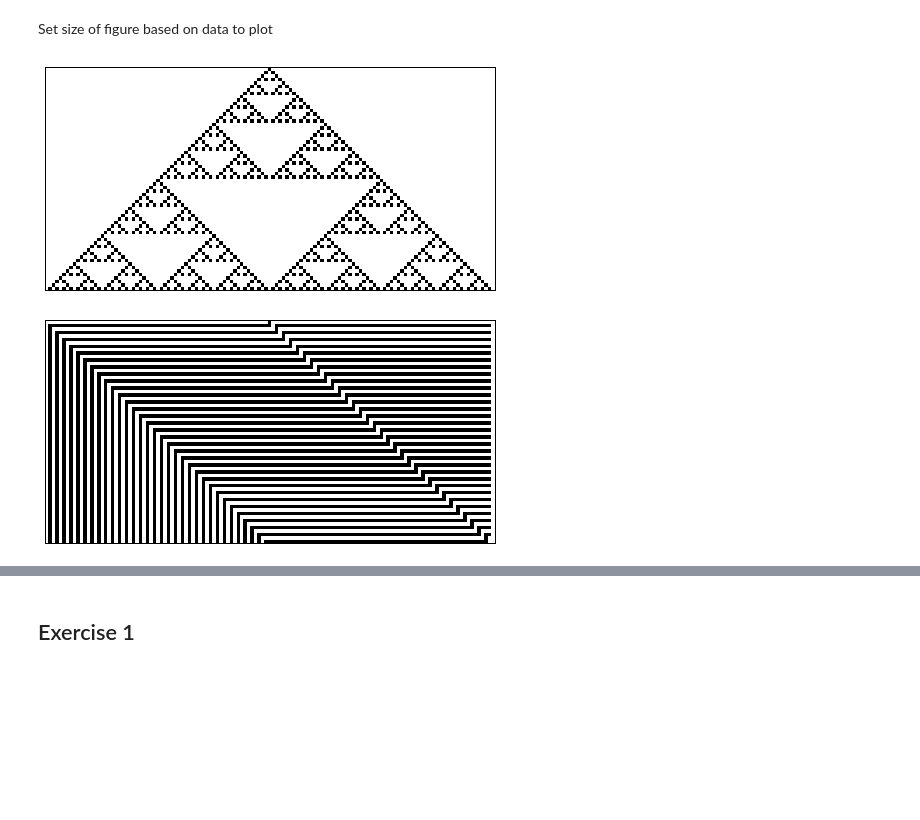
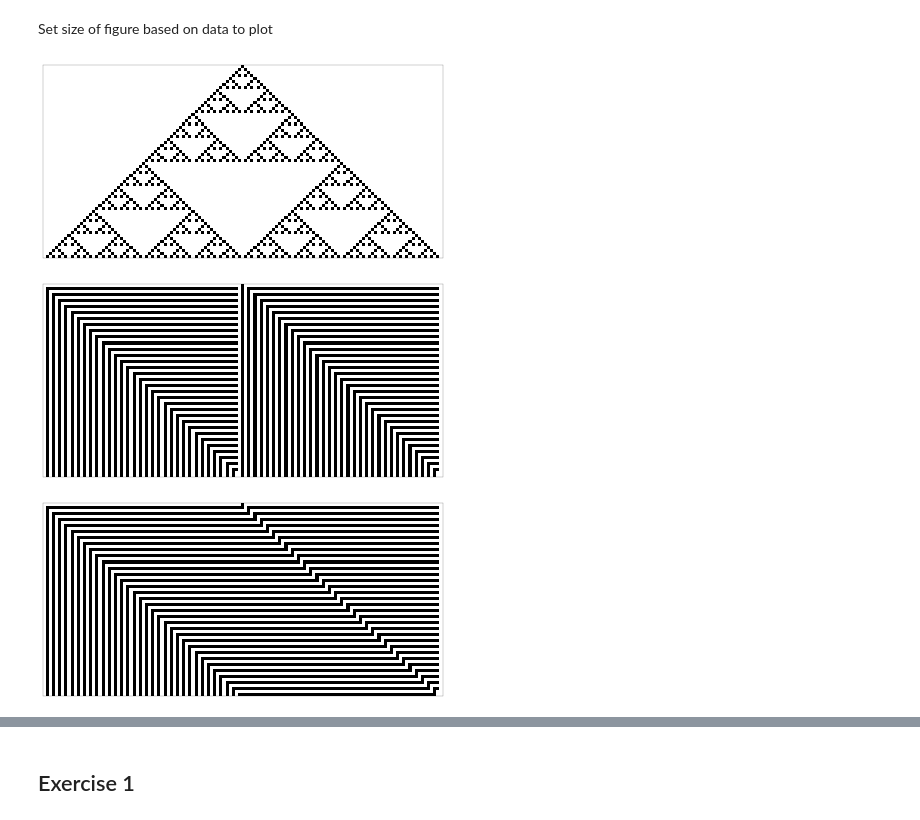
Before and after one commit to jimaples/ThinkComplexity, a Jupyter notebook: Ch 6 - Cellular Automata.ipynb, the cells around one changed output, grey strips where cells are left out. Cells and saved outputs as stored; diff of their text form; code cells hidden in the pictures; blank space fills up the shorter version.

```diff
--- a/Ch 6 - Cellular Automata.ipynb
+++ b/Ch 6 - Cellular Automata.ipynb
@@ -348,8 +365,8 @@ drawer.show()
 # %%
 %%timeit
 idx = np.multiply(a[1,:], np.ones((3,1), dtype=int8))
-for i in xrange(1,idx.shape[0]):
+for i in range(1,idx.shape[0]):
     idx[i,:-1*i] = idx[i,i:]
-for i in xrange(0,idx.shape[1]-2):
+for i in range(0,idx.shape[1]-2):
     j = t[tuple(idx[:,i])]
 # %% [output]
@@ -406,7 +424,7 @@ def step1(ca):
 
     a = ca.array
     t = ca.table
-    for j in xrange(1,ca.m-1):
+    for j in range(1,ca.m-1):
         a[i,j] = t[tuple(a[i-1, j-1:j+2])]
 # %%
 %%timeit
@@ -415,6 +433,6 @@ n = 10
 ca = CA(rule, n)
 ca.start_single()
 
-for i in xrange(n-1):
+for i in range(n-1):
     step1(ca)
 # %% [output]
@@ -430,9 +448,8 @@ def step2(self):
     prev = i - 1
     b0 = a[prev,0]
     b1 = a[prev,1]
-    j = ( i for i in xrange(1, self.m-1) )
-    for b2 in a[prev, 2:]:
-        a[i,j.next()] = t[(b0 << 2)+(b1 << 1)+b2]
+    for b2, j in zip(a[prev, 2:], range(1, self.m-1)):
+        a[i,j] = t[(b0 << 2)+(b1 << 1)+b2]
         b0 = b1
         b1 = b2
 # %%
@@ -472,34 +489,41 @@ drawer.draw??
 # %%
 def draw(self, ca, start=0, end=None):
     a = ca.get_array(start, end)
     rows, cols = a.shape
 
     dpi = 16.0
-    fig = figure(figsize=(cols/dpi, rows/dpi), dpi=dpi)
+    fig = figure(figsize=(cols*4/dpi, rows*4/dpi), dpi=dpi)
 
     pyplot.gray()
     pyplot.pcolormesh(-numpy.flipud(a))
     pyplot.axis([0, cols, 0, rows])
 
     # empty lists draw no ticks
     pyplot.xticks([])
     pyplot.yticks([])
 
     #return fig
 
 draw(drawer, ca)
 # %% [output]
-[figure, old version]
+[figure, new version]
 # %%
 PyplotDrawer.draw = draw
 # %%
-rule=15
-n = 64
+rule, n = (13, 64)
 ca = CA(rule, n)
 ca.start_single()
 ca.loop(n-1)
-
 drawer = PyplotDrawer()
 drawer.draw(ca)
 # %% [output]
-[figure, old version]
+[figure, new version]
+# %%
+rule, n = (15, 64)
+ca = CA(rule, n)
+ca.start_single()
+ca.loop(n-1)
+drawer = PyplotDrawer()
+drawer.draw(ca)
+# %% [output]
+[figure, added]
```
Also changed, not shown: parts of 37 cells of this notebook, 3 other files.
